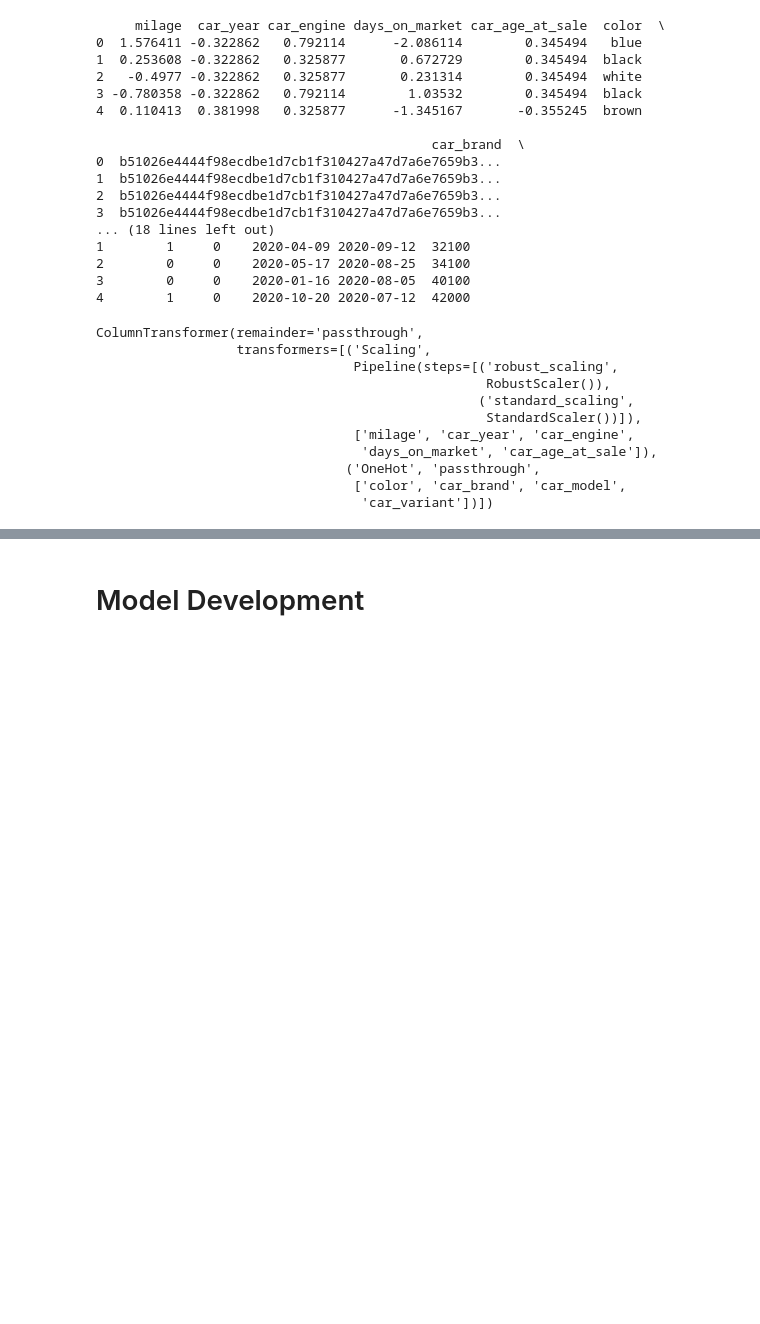
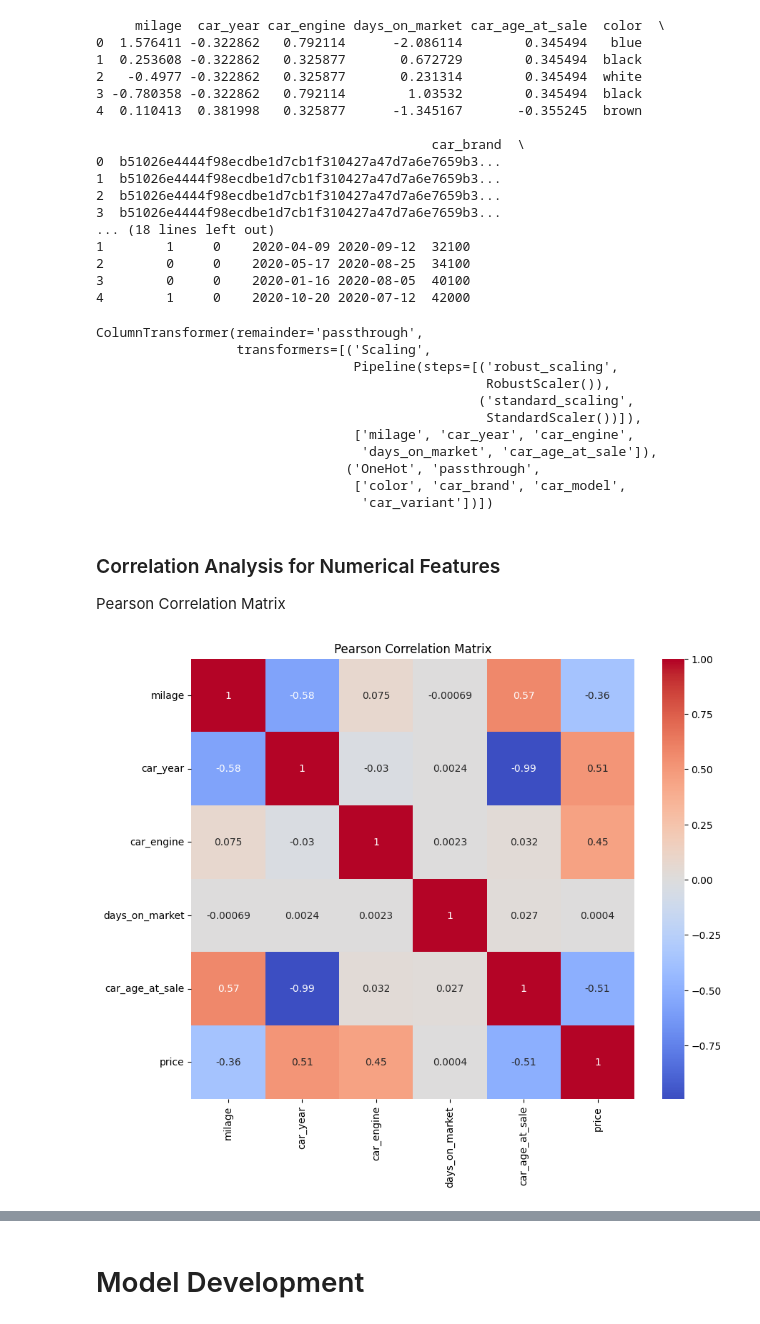
Before and after one commit to fahmizainal17/Car_Price_Prediction_Model, a Jupyter notebook: Prediction_Model_of_Car_Price.ipynb, the cells around one changed output, grey strips where cells are left out. Drawn from its saved outputs; the diff is of its cells as text; code cells hidden in the pictures; blank space fills up the shorter version.

```diff
--- a/Prediction_Model_of_Car_Price.ipynb
+++ b/Prediction_Model_of_Car_Price.ipynb
@@ -716,3 +716,35 @@ ColumnTransformer(remainder='passthrough',
                                 ('OneHot', 'passthrough',
                                  ['color', 'car_brand', 'car_model',
                                   'car_variant'])])
+# %% [markdown]
+### Correlation Analysis for Numerical Features
+Pearson Correlation Matrix
+# %%
+import seaborn as sns
+import matplotlib.pyplot as plt
+import numpy as np
+import pandas as pd
+from scipy.stats import f_oneway
+
+# Assuming df is your DataFrame containing the data
+
+# Select numerical features for correlation analysis
+numerical_features = [
+    'milage',
+    'car_year',
+    'car_engine',
+    'days_on_market',
+    'car_age_at_sale',
+    'price'  # Include price as the dependent variable
+]
+
+# Compute the Pearson correlation matrix
+correlation_matrix = df[numerical_features].corr()
+
+# Plot the Pearson correlation matrix
+plt.figure(figsize=(10, 8))
+sns.heatmap(correlation_matrix, annot=True, cmap='coolwarm', center=0)
+plt.title('Pearson Correlation Matrix')
+plt.show()
+# %% [output]
+[figure, added]
```
Also changed, not shown: parts of 12 cells of this notebook.
